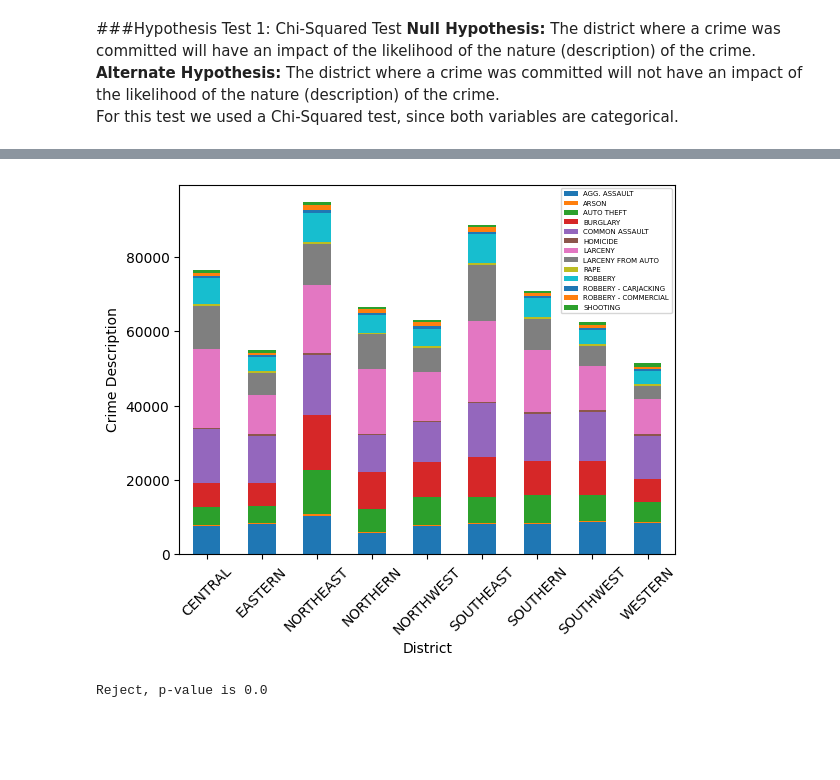
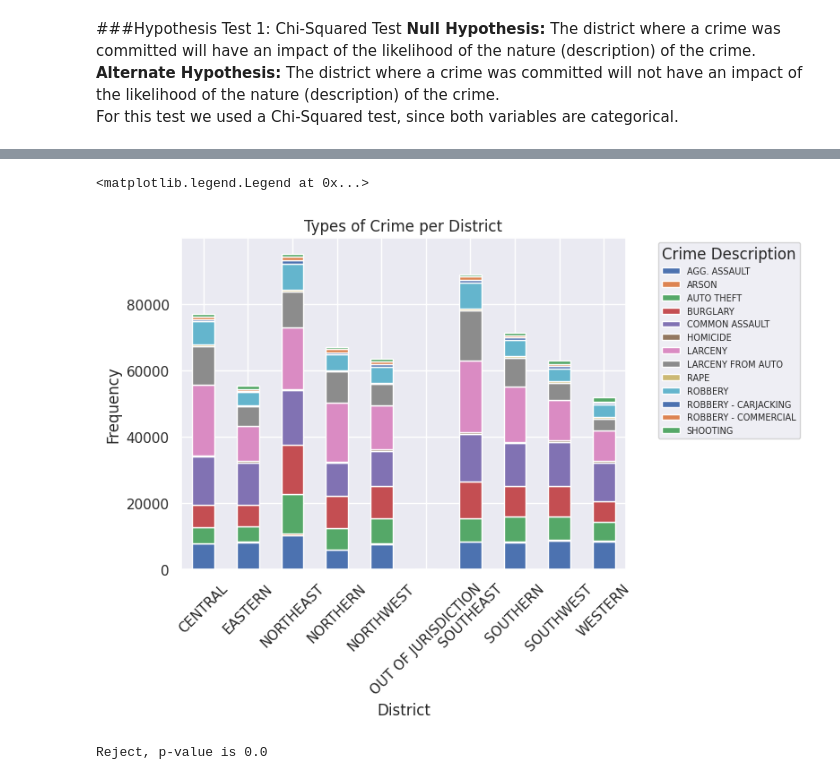
Before and after one commit to mariap13/CMSC320-FinalProject, a Jupyter notebook: CMSC320_Final_Project_MP_KRT.ipynb, the cells around one changed output, grey strips where cells are left out. Drawn from its saved outputs; the diff is of its cells as text; code cells hidden in the pictures; blank space fills up the shorter version.

```diff
--- a/CMSC320_Final_Project_MP_KRT.ipynb
+++ b/CMSC320_Final_Project_MP_KRT.ipynb
@@ -426 +476,4 @@ Once we cleaned features of the crime data, we examined trends within and across
+# %%
+# Set original df to the imputed copy
+df = crime_data
 # %%
@@ -452,9 +504,10 @@ Creating a box plot for the 'Age' column revealed that ages higher than 80 are c
 # %%
 import seaborn as sns
 import matplotlib.pyplot as plt
-sns.boxplot(crime_data['Age'])
-print(str(crime_data['Age'].max()))
+sns.set(font_scale=1)
+sns.boxplot(df['Age'])
+print(str(df['Age'].max()))
 plt.ylim(-10, 200)
-plt.title(f'Age Column with Outliers')
+plt.title(f'Age Distribution')
 plt.show()
 # %% [output]
@@ -463,8 +515,0 @@ plt.show()
-# %%
-removed_outliers = crime_data[crime_data['Age'] <= 80]
-sns.boxplot(removed_outliers['Age'])
-plt.title(f'Age Column without Outliers')
-plt.show()
-index_names = crime_data[crime_data['Age'] > 80].index
-df = crime_data.copy()
-df.drop(index_names, inplace=True)#drop outlier ages from the dataset
@@ -488,7 +564,7 @@ plt.show()
 For this test we used a Chi-Squared test, since both variables are categorical.
 # %%
 #Columns: district, description
-contingency = pd.crosstab(crime_data.District, crime_data.Description)
+contingency = pd.crosstab(df.District, df.Description)
 contingency
 # %% [output]
 | Description | AGG. ASSAULT | ARSON | AUTO THEFT | BURGLARY | COMMON ASSAULT | HOMICIDE | LARCENY | LARCENY FROM AUTO | ... |
@@ -505,7 +582,9 @@ contingency
 # %%
-plt = contingency.plot.bar(rot=45, xlabel="District", ylabel="Crime Description", stacked=True).legend(prop={'size': 5})
+plt = contingency.plot.bar(rot=45, title="Types of Crime per District", xlabel="District", ylabel="Frequency", stacked=True)
+plt.legend(title="Crime Description", prop={'size': 7}, bbox_to_anchor=(1.4, 1.0), loc='upper right')
 # %% [output]
+<matplotlib.legend.Legend at 0x...>
-[figure, old version]
+[figure, new version]
 # %%
 import scipy.stats as stats
 chi2_res = stats.chi2_contingency(contingency)
```
Also changed, not shown: parts of 61 cells of this notebook.
